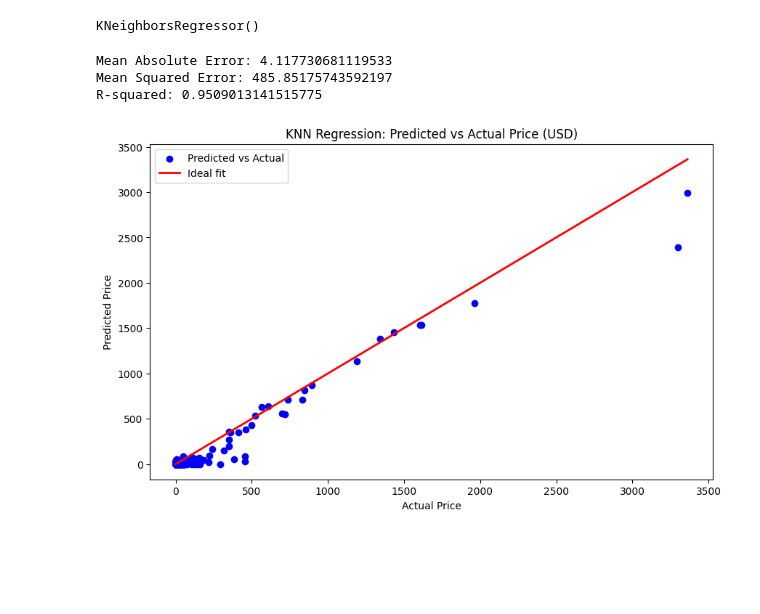
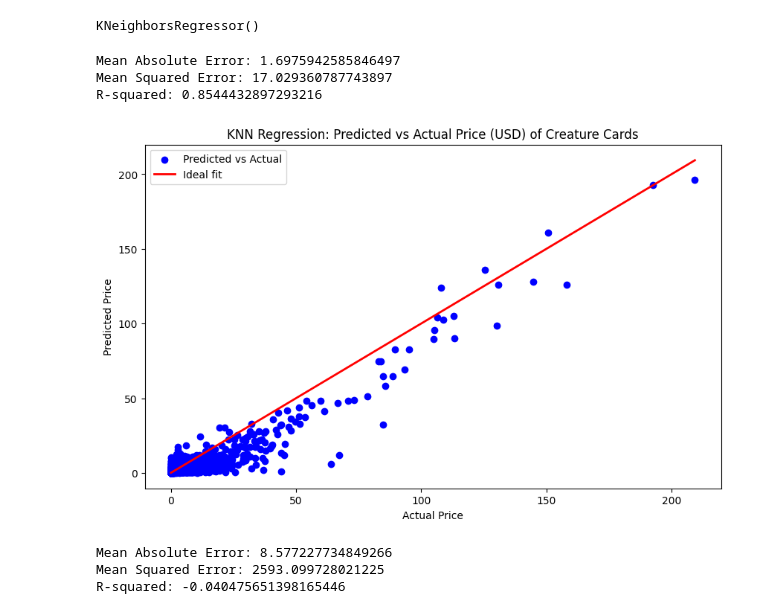
Before and after one commit to janelmjackson/understanding-mtg-card-value-through-ml, a Jupyter notebook: mtgjson_knn_reg.ipynb, the cells around one changed output. Cells and saved outputs as stored; diff of their text form; code cells hidden in the pictures; blank space fills up the shorter version.

Commit message:
separate mtgjson data into separate DFs for creatures, noncreatures, and planeswalkers to do separate regression models on them, removed outliers from price

```diff
--- a/mtgjson_knn_reg.ipynb
+++ b/mtgjson_knn_reg.ipynb
@@ -360,5 +525,7 @@ y = no_var_pow_tough_all_edhrec['price']
 # %%
-X_train, X_test, y_train, y_test = train_test_split(X, y, test_size=0.2, random_state=42)
+X_train_creat, X_test_creat, y_train_creat, y_test_creat = train_test_split(X_creat, y_creat, test_size=0.2, random_state=42)
+X_train_nc, X_test_nc, y_train_nc, y_test_nc = train_test_split(X_noncreat, y_noncreat, test_size=0.2, random_state=42)
+X_train_pw, X_test_pw, y_train_pw, y_test_pw = train_test_split(X_pw, y_pw, test_size=0.2, random_state=42)
 # %% [markdown]
 ### Subtype, legality, etc.
 # %%
@@ -366,35 +533,56 @@ X_train, X_test, y_train, y_test = train_test_split(X, y, test_size=0.2, random_
 #X_test = X_test.drop(columns=['text'])
 # %%
 scaler = StandardScaler()
-X_train = scaler.fit_transform(X_train)
-X_test = scaler.transform(X_test)
+X_train_creat = scaler.fit_transform(X_train_creat)
+X_test_creat = scaler.transform(X_test_creat)
 # %%
 knn_regressor = KNeighborsRegressor(n_neighbors=5)
-knn_regressor.fit(X_train, y_train)
+knn_regressor.fit(X_train_creat, y_train_creat)
 # %% [output]
 KNeighborsRegressor()
 # %%
-y_pred = knn_regressor.predict(X_test)
+y_pred_creat = knn_regressor.predict(X_test_creat)
 # %%
-mae = mean_absolute_error(y_test, y_pred)
-mse = mean_squared_error(y_test, y_pred)
-r2 = r2_score(y_test, y_pred)
+creat_mae = mean_absolute_error(y_test_creat, y_pred_creat)
+creat_mse = mean_squared_error(y_test_creat, y_pred_creat)
+creat_r2 = r2_score(y_test_creat, y_pred_creat)
 
-print(f'Mean Absolute Error: {mae}')
-print(f'Mean Squared Error: {mse}')
-print(f'R-squared: {r2}')
+print(f'Mean Absolute Error: {creat_mae}')
+print(f'Mean Squared Error: {creat_mse}')
+print(f'R-squared: {creat_r2}')
 # %% [output]
-Mean Absolute Error: 4.117730681119533
-Mean Squared Error: 485.85175743592197
-R-squared: 0.9509013141515775
+Mean Absolute Error: 1.6975942585846497
+Mean Squared Error: 17.029360787743897
+R-squared: 0.8544432897293216
 # %%
 plt.figure(figsize=(10, 6))
-plt.scatter(y_test, y_pred, color='blue', label='Predicted vs Actual')
-plt.plot([min(y_test), max(y_test)], [min(y_test), max(y_test)], color='red', linewidth=2, label='Ideal fit')
-plt.title('KNN Regression: Predicted vs Actual Price (USD)')
+plt.scatter(y_test_creat, y_pred_creat, color='blue', label='Predicted vs Actual')
+plt.plot([min(y_test_creat), max(y_test_creat)], [min(y_test_creat), max(y_test_creat)], color='red', linewidth=2, label='Ideal fit')
+plt.title('KNN Regression: Predicted vs Actual Price (USD) of Creature Cards')
 plt.xlabel('Actual Price')
 plt.ylabel('Predicted Price')
 plt.legend()
 plt.show()
 # %% [output]
-[figure, old version]
+[figure, new version]
+# %%
+scaler = StandardScaler()
+X_train_nc = scaler.fit_transform(X_train_nc)
+X_test_nc = scaler.transform(X_test_nc)
+
+knn_regressor = KNeighborsRegressor(n_neighbors=5)
+knn_regressor.fit(X_train_nc, y_train_nc)
+
+y_pred_nc = knn_regressor.predict(X_test_nc)
+
+nc_mae = mean_absolute_error(y_test_nc, y_pred_nc)
+nc_mse = mean_squared_error(y_test_nc, y_pred_nc)
+nc_r2 = r2_score(y_test_nc, y_pred_nc)
+
+print(f'Mean Absolute Error: {nc_mae}')
+print(f'Mean Squared Error: {nc_mse}')
+print(f'R-squared: {nc_r2}')
+# %% [output]
+Mean Absolute Error: 8.577227734849266
+Mean Squared Error: 2593.099728021225
+R-squared: -0.040475651398165446
```
Also changed, not shown: parts of 49 cells of this notebook, 2 other files.
